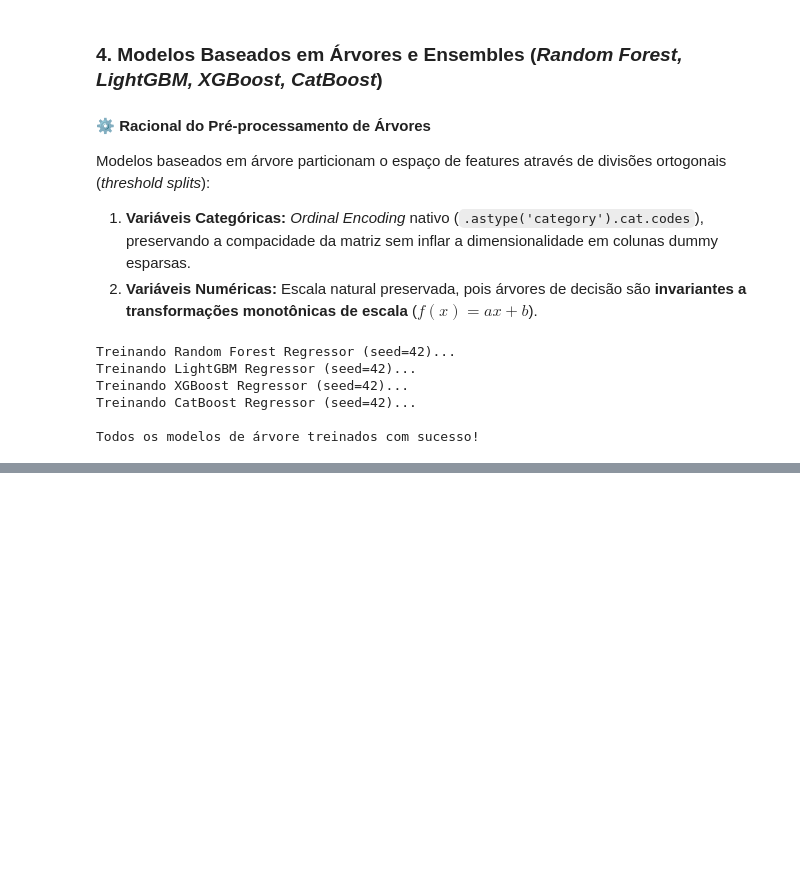
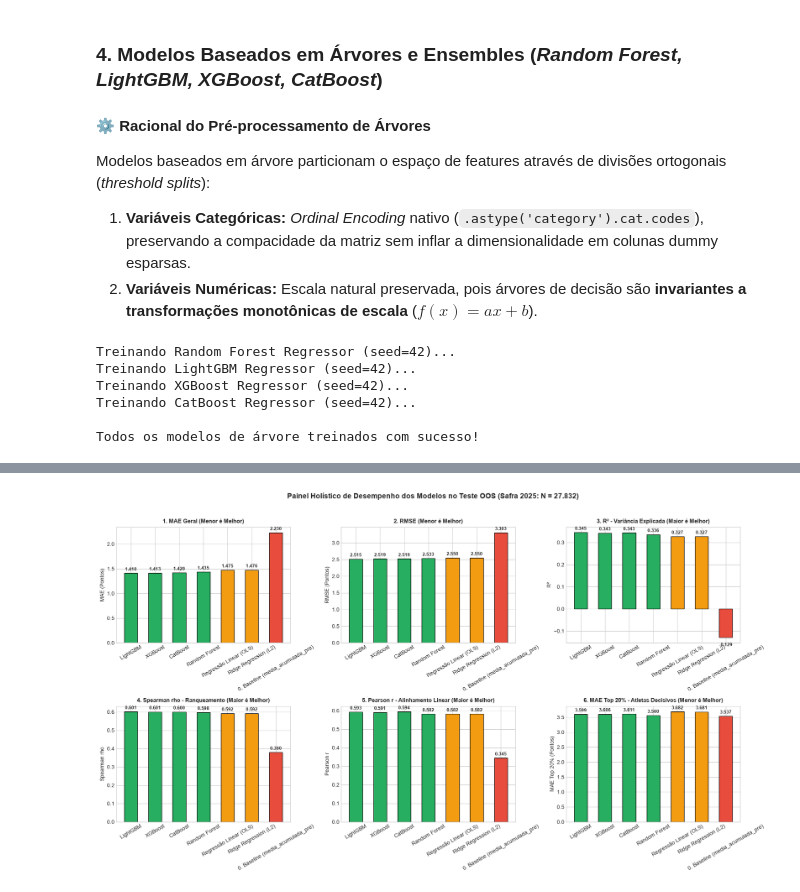
Before and after one commit to mromaoro/desafio-tecnico-gato-mestre-manual, a Jupyter notebook: notebooks/04_modelagem_e_validacao.ipynb, the cells around one changed output, grey strips where cells are left out. Cells and saved outputs as stored; diff of their text form; code cells hidden in the pictures; blank space fills up the shorter version.

```diff
--- a/notebooks/04_modelagem_e_validacao.ipynb
+++ b/notebooks/04_modelagem_e_validacao.ipynb
@@ -684,0 +368,91 @@ plt.show()
+# %%
+resultados_metricas = []
+predicoes_dict = {"y_real": y_test}
+top20_mask = y_test >= np.quantile(y_test, 0.80)
+
+
+def calcular_metricas(nome, familia, predicao):
+    mae = mean_absolute_error(y_test, predicao)
+    return {
+        "Família": familia,
+        "Modelo": nome,
+        "MAE (Geral)": mae,
+        "RMSE": np.sqrt(mean_squared_error(y_test, predicao)),
+        "R²": r2_score(y_test, predicao),
+        "Spearman (rho)": stats.spearmanr(y_test, predicao).statistic,
+        "Pearson (r)": stats.pearsonr(y_test, predicao).statistic,
+        "MAE Top 20%": mean_absolute_error(y_test[top20_mask], predicao[top20_mask]),
+        "Redução MAE vs Baseline (%)": ((mae_base - mae) / mae_base) * 100
+    }
+
+
+# 1. Baseline: Média Acumulada Pré-Rodada do Atleta
+# A variável é defasada no Notebook 03 e, portanto, disponível no fechamento do mercado.
+y_baseline = df_features.loc[test_mask, "media_acumulada_pre"].values
+predicoes_dict["pred_baseline_media_acumulada_pre"] = y_baseline
+mae_base = mean_absolute_error(y_test, y_baseline)
+resultados_metricas.append({
+    **calcular_metricas("0. Baseline (media_acumulada_pre)", "0. Heurística", y_baseline),
+    "Redução MAE vs Baseline (%)": 0.0
+})
+
+# 2. Modelos Lineares Paramétricos
+for nome, modelo in modelos_lineares.items():
+    predicao = modelo.predict(X_test_lin)
+    slug = nome.lower().replace(" ", "_").replace("(", "").replace(")", "")
+    predicoes_dict[f"pred_{slug}"] = predicao
+    resultados_metricas.append(calcular_metricas(nome, "1. Linear Paramétrico", predicao))
+
+# 3. Modelos de Árvores e Ensembles
+for nome, modelo in modelos_arvores.items():
+    predicao = modelo.predict(X_test_tree)
+    slug = nome.lower().replace(" ", "_")
+    predicoes_dict[f"pred_{slug}"] = predicao
+    resultados_metricas.append(calcular_metricas(nome, "2. Árvores / Ensembles", predicao))
+
+df_metricas_todas = pd.DataFrame(resultados_metricas).sort_values("MAE (Geral)")
+tamanho_teste = f"{len(y_test):,}".replace(",", ".")
+print(f"=== PERFORMANCE COMPARATIVA EM TODA A BASE DE ATLETAS (TESTE 2025: N = {tamanho_teste}) ===")
+display(df_metricas_todas.round(4))
+
+# Gráficos Comparativos Completos (Grid 2x3 com todas as 6 Métricas de Avaliação)
+fig, axes = plt.subplots(2, 3, figsize=(18, 10))
+paleta_familias = {
+    "0. Heurística": "#e74c3c",
+    "1. Linear Paramétrico": "#f39c12",
+    "2. Árvores / Ensembles": "#27ae60"
+}
+cores = [paleta_familias[familia] for familia in df_metricas_todas["Família"]]
+metricas_config = [
+    ("MAE (Geral)", "1. MAE Geral (Menor é Melhor)", "MAE (Pontos)", (0, 0)),
+    ("RMSE", "2. RMSE (Menor é Melhor)", "RMSE (Pontos)", (0, 1)),
+    ("R²", "3. R² - Variância Explicada (Maior é Melhor)", "R²", (0, 2)),
+    ("Spearman (rho)", "4. Spearman rho - Ranqueamento (Maior é Melhor)", "Spearman rho", (1, 0)),
+    ("Pearson (r)", "5. Pearson r - Alinhamento Linear (Maior é Melhor)", "Pearson r", (1, 1)),
+    ("MAE Top 20%", "6. MAE Top 20% - Atletas Decisivos (Menor é Melhor)", "MAE Top 20% (Pontos)", (1, 2)),
+]
+
+for coluna, titulo, rotulo_eixo, (linha, coluna_eixo) in metricas_config:
+    eixo = axes[linha, coluna_eixo]
+    barras = eixo.bar(df_metricas_todas["Modelo"], df_metricas_todas[coluna], color=cores, edgecolor="black", width=0.55)
+    eixo.set_title(titulo, fontsize=11, fontweight="bold", pad=8)
+    eixo.set_ylabel(rotulo_eixo, fontsize=10)
+    eixo.tick_params(axis="x", rotation=30)
+    for barra in barras:
+        altura = barra.get_height()
+        alinhamento_vertical = "bottom" if altura >= 0 else "top"
+        eixo.annotate(
+            f"{altura:.3f}",
+            xy=(barra.get_x() + barra.get_width() / 2, altura),
+            xytext=(0, 3 if altura >= 0 else -10),
+            textcoords="offset points",
+            ha="center",
+            va=alinhamento_vertical,
+            fontsize=8.5,
+            fontweight="semibold"
+        )
+
+plt.suptitle(f"Painel Holístico de Desempenho dos Modelos no Teste OOS (Safra 2025: N = {tamanho_teste})", fontsize=14, y=1.02, fontweight="bold")
+plt.tight_layout()
+plt.show()
+# %% [output]
@@ -684,0 +470 @@ plt.show()
+[figure, added]
```
Also changed, not shown: parts of 23 cells of this notebook, 12 other files.
